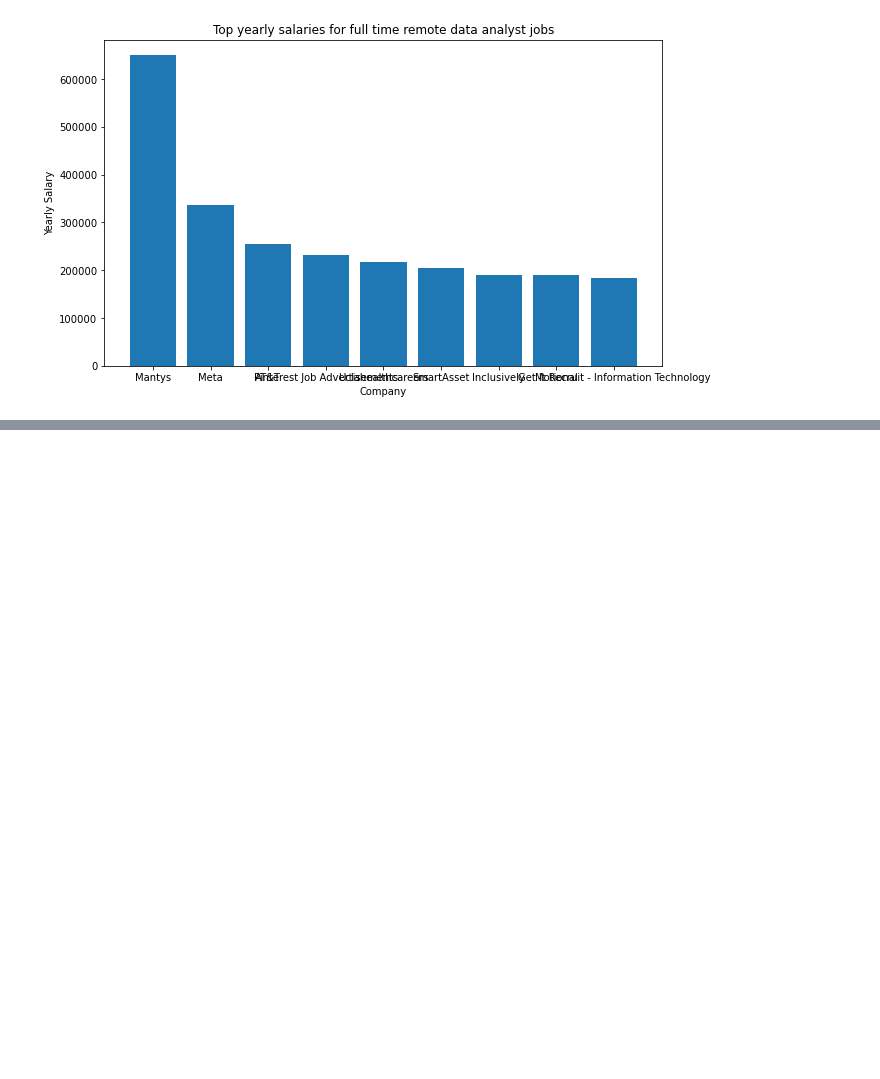
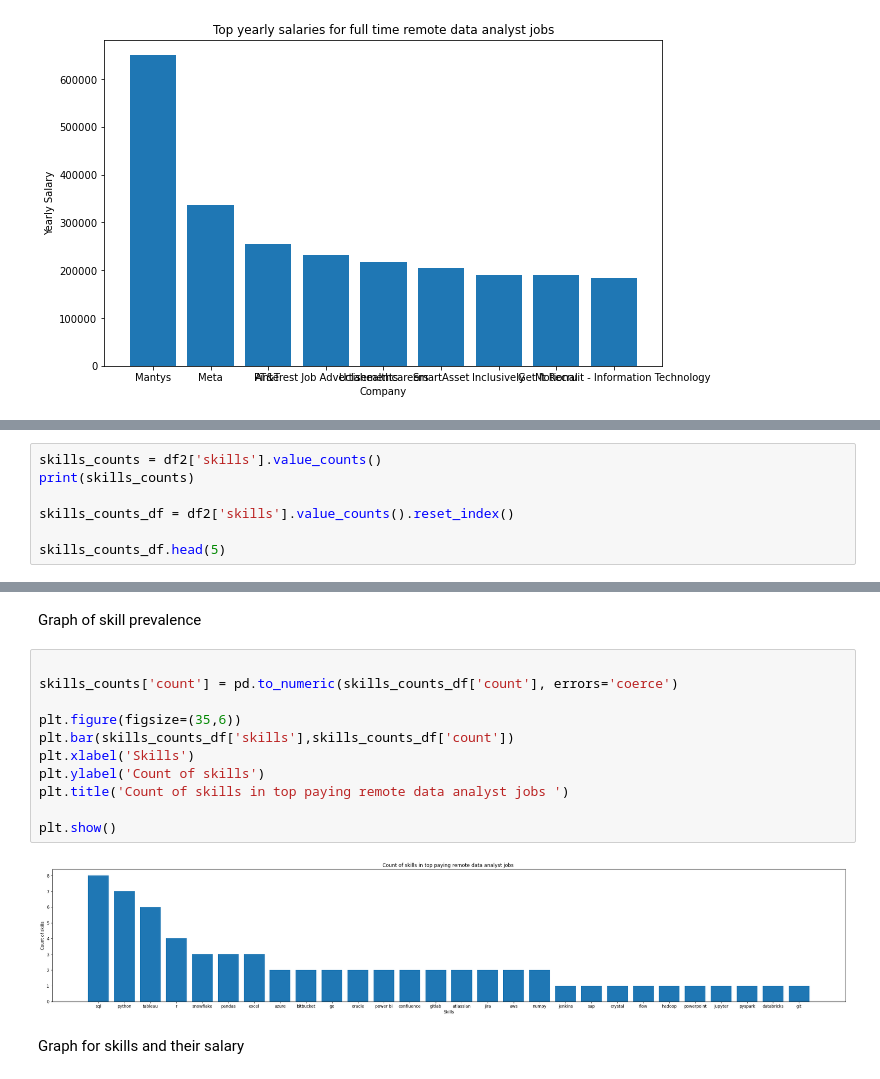
Before and after one commit to DanielTomaro13/SQL-project, a Jupyter notebook: Python_analysis.ipynb, the cells around one changed output, grey strips where cells are left out. Cells and saved outputs as stored; diff of their text form; blank space fills up the shorter version.

```diff
--- a/Python_analysis.ipynb
+++ b/Python_analysis.ipynb
@@ -163,0 +674,7 @@ plt.show()
+# %%
+skills_counts = df2['skills'].value_counts()
+print(skills_counts)
+
+skills_counts_df = df2['skills'].value_counts().reset_index()
+
+skills_counts_df.head(5)
@@ -163,0 +705,17 @@ plt.show()
+# %% [markdown]
+Graph of skill prevalence
+# %%
+
+skills_counts['count'] = pd.to_numeric(skills_counts_df['count'], errors='coerce')
+
+plt.figure(figsize=(35,6))
+plt.bar(skills_counts_df['skills'],skills_counts_df['count'])
+plt.xlabel('Skills')
+plt.ylabel('Count of skills')
+plt.title('Count of skills in top paying remote data analyst jobs ')
+
+plt.show()
+# %% [output]
+[figure, added]
+# %% [markdown]
+Graph for skills and their salary
```
Also changed, not shown: parts of 24 cells of this notebook.
